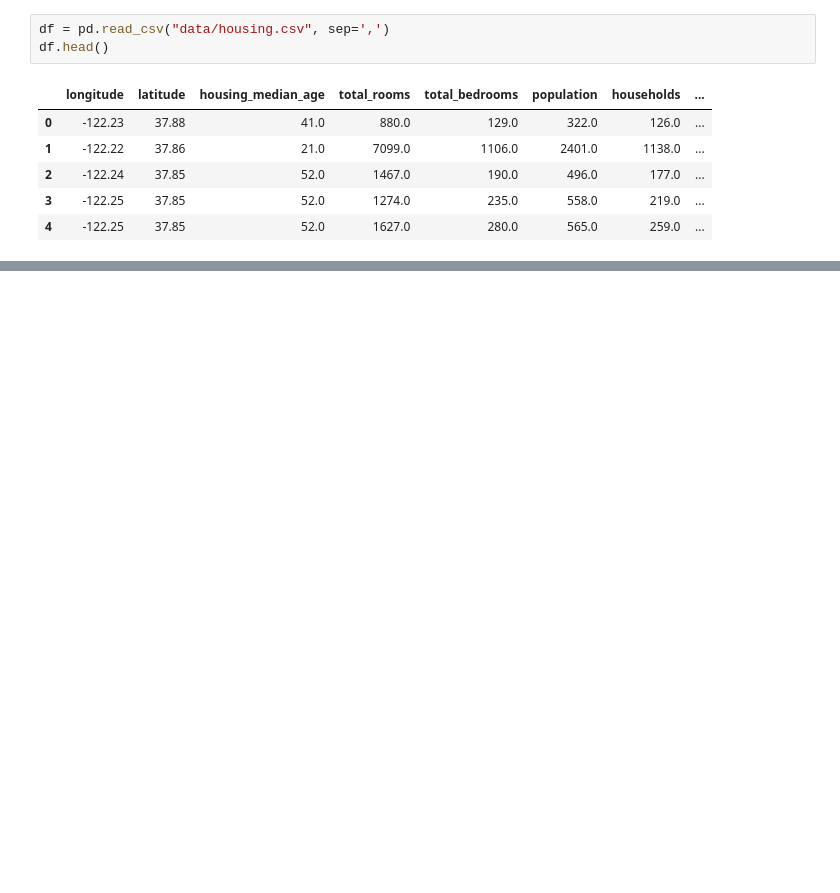
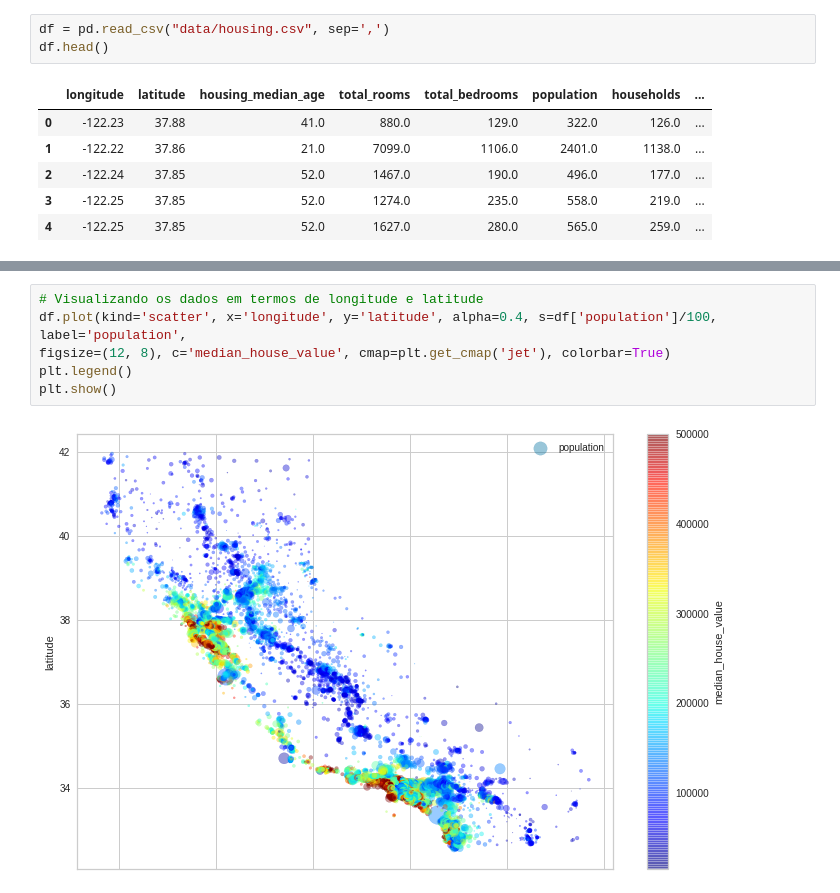
Before and after one commit to alisonpr94/predicao-de-precos-de-casas, a Jupyter notebook: predicao-de-preco.ipynb, the cells around one changed output, grey strips where cells are left out. Cells and saved outputs as stored; diff of their text form; blank space fills up the shorter version.

```diff
--- a/predicao-de-preco.ipynb
+++ b/predicao-de-preco.ipynb
@@ -18,0 +81,8 @@ df.head()
+# %%
+# Visualizando os dados em termos de longitude e latitude
+df.plot(kind='scatter', x='longitude', y='latitude', alpha=0.4, s=df['population']/100, label='population',
+figsize=(12, 8), c='median_house_value', cmap=plt.get_cmap('jet'), colorbar=True)
+plt.legend()
+plt.show()
+# %% [output]
+[figure, added]
```
Also changed, not shown: parts of 37 cells of this notebook, 1 other file.
